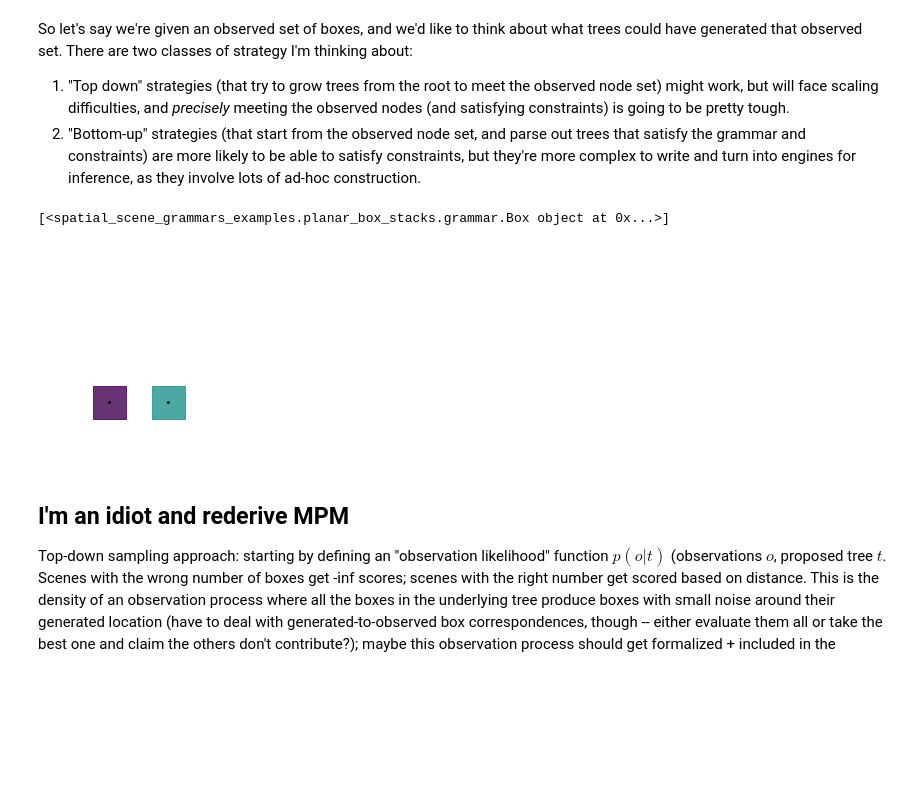
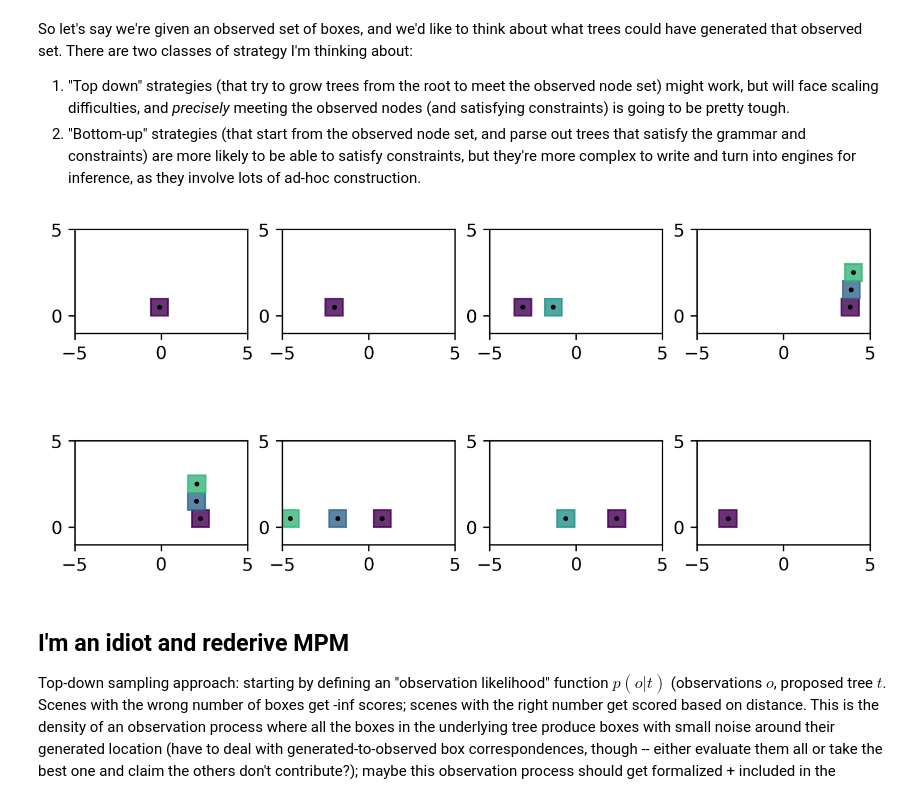
Before and after one commit to gizatt/spatial_scene_grammars, a Jupyter notebook: spatial_scene_grammars_examples/planar_box_stacks/parsing_experiments.ipynb, the cells around one changed output. Drawn from its saved outputs; the diff is of its cells as text; code cells hidden in the pictures; blank space fills up the shorter version.

```diff
--- a/spatial_scene_grammars_examples/planar_box_stacks/parsing_experiments.ipynb
+++ b/spatial_scene_grammars_examples/planar_box_stacks/parsing_experiments.ipynb
@@ -92,17 +105,27 @@ So let's say we're given an observed set of boxes, and we'd like to think about
 # %%
 # Build observed trees
 observed_trees = []
 for tree in observed_full_trees:
     observed_tree = SceneTree()
     for node in tree:
         if isinstance(node, Box):
             observed_tree.add_node(node)
     observed_trees.append(observed_tree)
-print(observed_trees[0].nodes)
-draw_boxes(observed_trees[2])
+
+plt.figure(dpi=300).set_size_inches(8, 4)
+fig = plt.gcf()
+N_width = 4
+N_height = 2
+torch.random.manual_seed(41)
+for i in range(N_width):
+    for j in range(N_height):
+        k = i*N_height + j
+        ax = plt.subplot(N_height, N_width, k + 1)
+        draw_boxes(observed_trees[k], fig=fig, ax=ax, block=False)
+        ax.axis("on")
+plt.show()
 # %% [output]
-[<spatial_scene_grammars_examples.planar_box_stacks.grammar.Box object at 0x...>]
-[figure, old version]
+[figure, new version]
 # %% [markdown]
 ## I'm an idiot and rederive MPM
 Top-down sampling approach: starting by defining an "observation likelihood" function $p(o | t)$ (observations $o$, proposed tree $t$. Scenes with the wrong number of boxes get -inf scores; scenes with the right number get scored based on distance. This is the density of an observation process where all the boxes in the underlying tree produce boxes with small noise around their generated location (have to deal with generated-to-observed box correspondences, though -- either evaluate them all or take the best one and claim the others don't contribute?); maybe this observation process should get formalized + included in the generative scene spec if this approach is what I go with moving forward.
```
Also changed, not shown: parts of 15 cells of this notebook, 3 other files.
